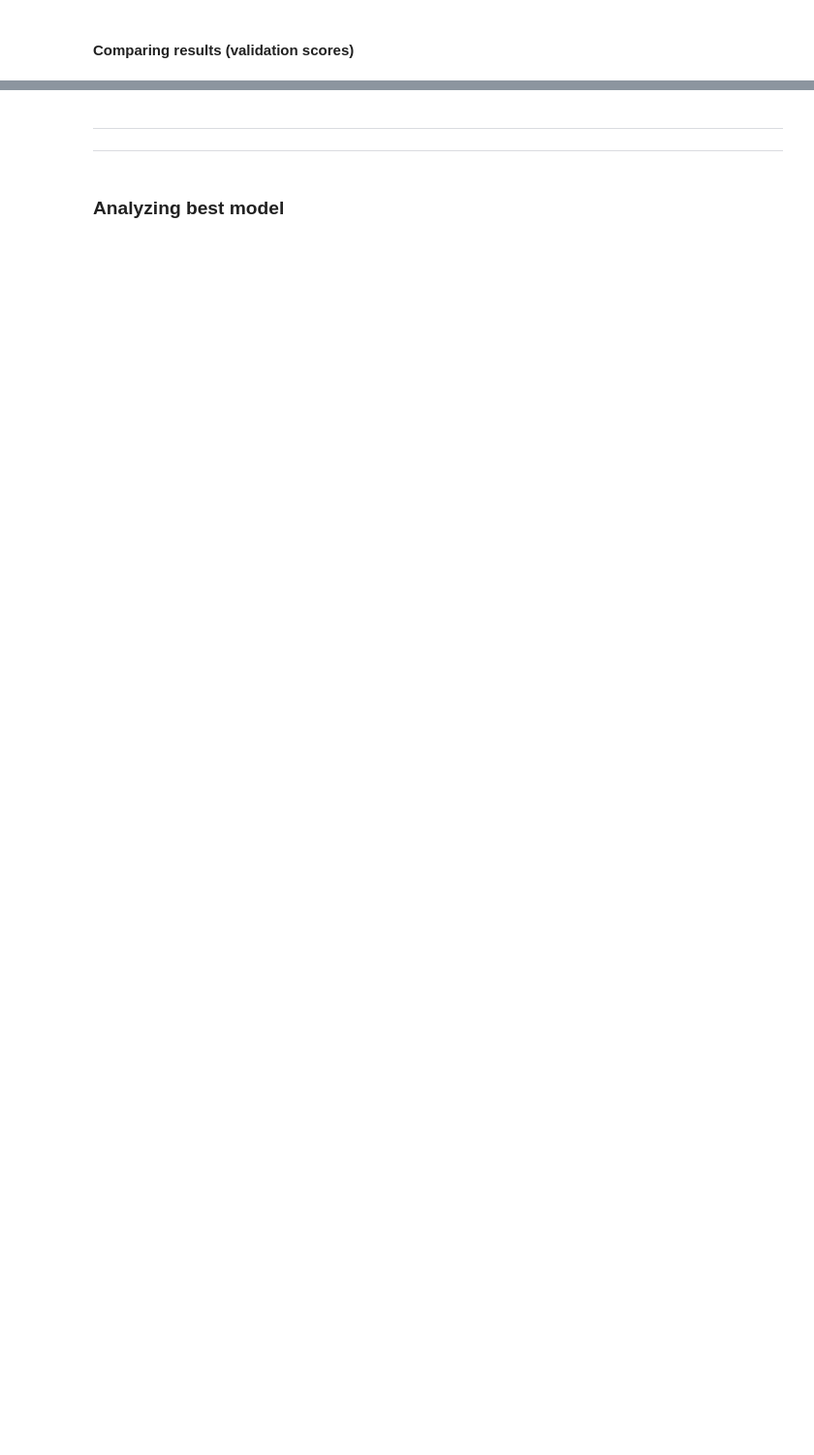
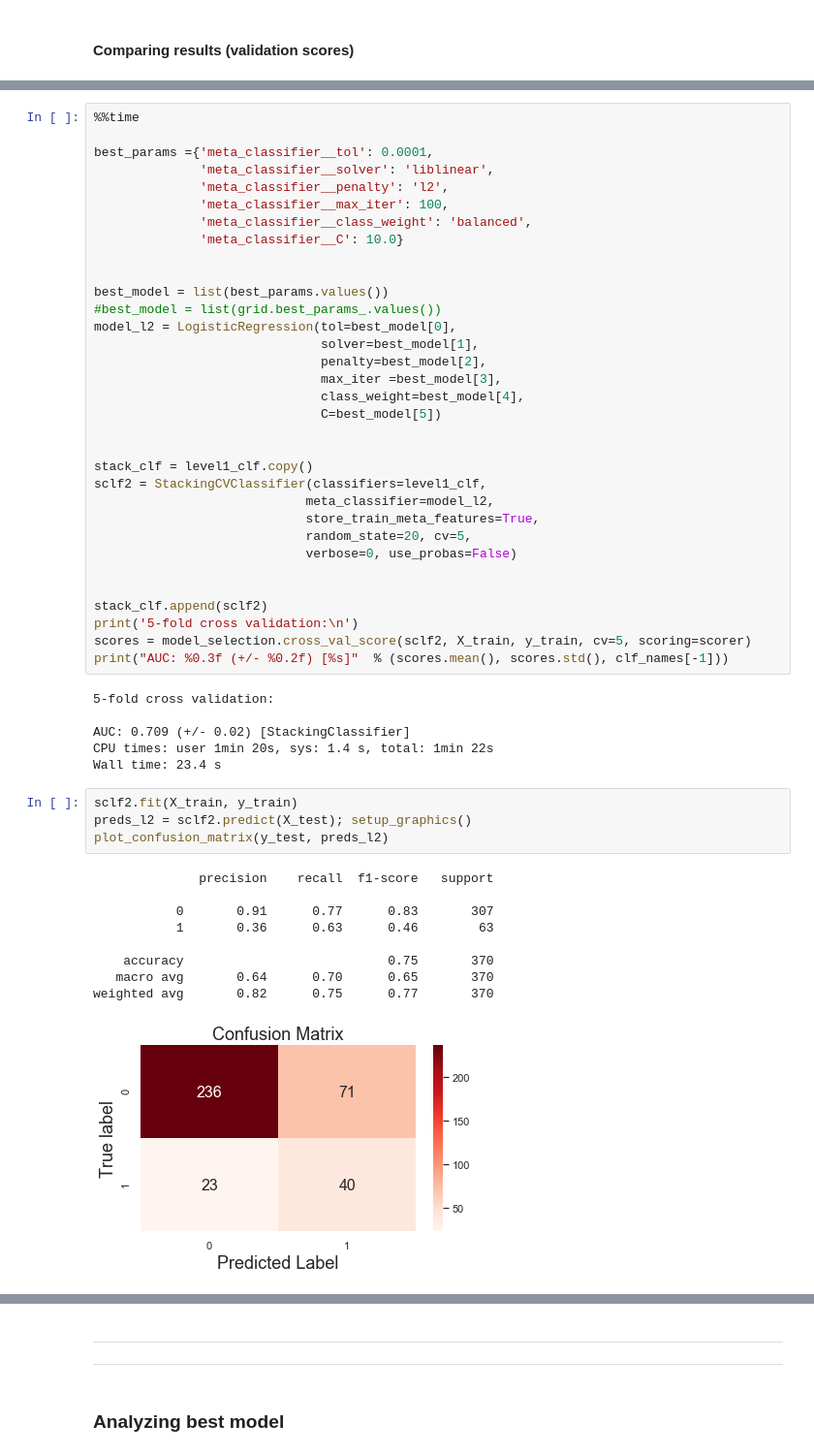
Before and after one commit to damonclifford/b2b_sales_project, a Jupyter notebook: notebooks/3.1-Experiment2_Stacking.ipynb, the cells around one changed output, grey strips where cells are left out. Shown at 97% size. Cells and saved outputs as stored; diff of their text form; blank space fills up the shorter version.

```diff
--- a/notebooks/3.1-Experiment2_Stacking.ipynb
+++ b/notebooks/3.1-Experiment2_Stacking.ipynb
@@ -405,0 +410,53 @@ print('Best calibrated model performance C1:', cal_model[3])
+# %%
+%%time
+
+best_params ={'meta_classifier__tol': 0.0001,
+              'meta_classifier__solver': 'liblinear',
+              'meta_classifier__penalty': 'l2',
+              'meta_classifier__max_iter': 100,
+              'meta_classifier__class_weight': 'balanced',
+              'meta_classifier__C': 10.0}
+
+
+best_model = list(best_params.values())
+#best_model = list(grid.best_params_.values())
+model_l2 = LogisticRegression(tol=best_model[0],
+                              solver=best_model[1],
+                              penalty=best_model[2],
+                              max_iter =best_model[3],
+                              class_weight=best_model[4],
+                              C=best_model[5])
+
+
+stack_clf = level1_clf.copy()
+sclf2 = StackingCVClassifier(classifiers=level1_clf,
+                            meta_classifier=model_l2,
+                            store_train_meta_features=True,
+                            random_state=20, cv=5,
+                            verbose=0, use_probas=False)
+
+
+stack_clf.append(sclf2)
+print('5-fold cross validation:\n')
+scores = model_selection.cross_val_score(sclf2, X_train, y_train, cv=5, scoring=scorer)
+print("AUC: %0.3f (+/- %0.2f) [%s]"  % (scores.mean(), scores.std(), clf_names[-1]))
+# %% [output]
+5-fold cross validation:
+
+AUC: 0.709 (+/- 0.02) [StackingClassifier]
+CPU times: user 1min 20s, sys: 1.4 s, total: 1min 22s
+Wall time: 23.4 s
+# %%
+sclf2.fit(X_train, y_train)
+preds_l2 = sclf2.predict(X_test); setup_graphics()
+plot_confusion_matrix(y_test, preds_l2)
+# %% [output]
+              precision    recall  f1-score   support
+
+           0       0.91      0.77      0.83       307
+           1       0.36      0.63      0.46        63
+
+    accuracy                           0.75       370
+   macro avg       0.64      0.70      0.65       370
+weighted avg       0.82      0.75      0.77       370
+[figure, added]
```
Also changed, not shown: parts of 85 cells of this notebook, 38 other files.
